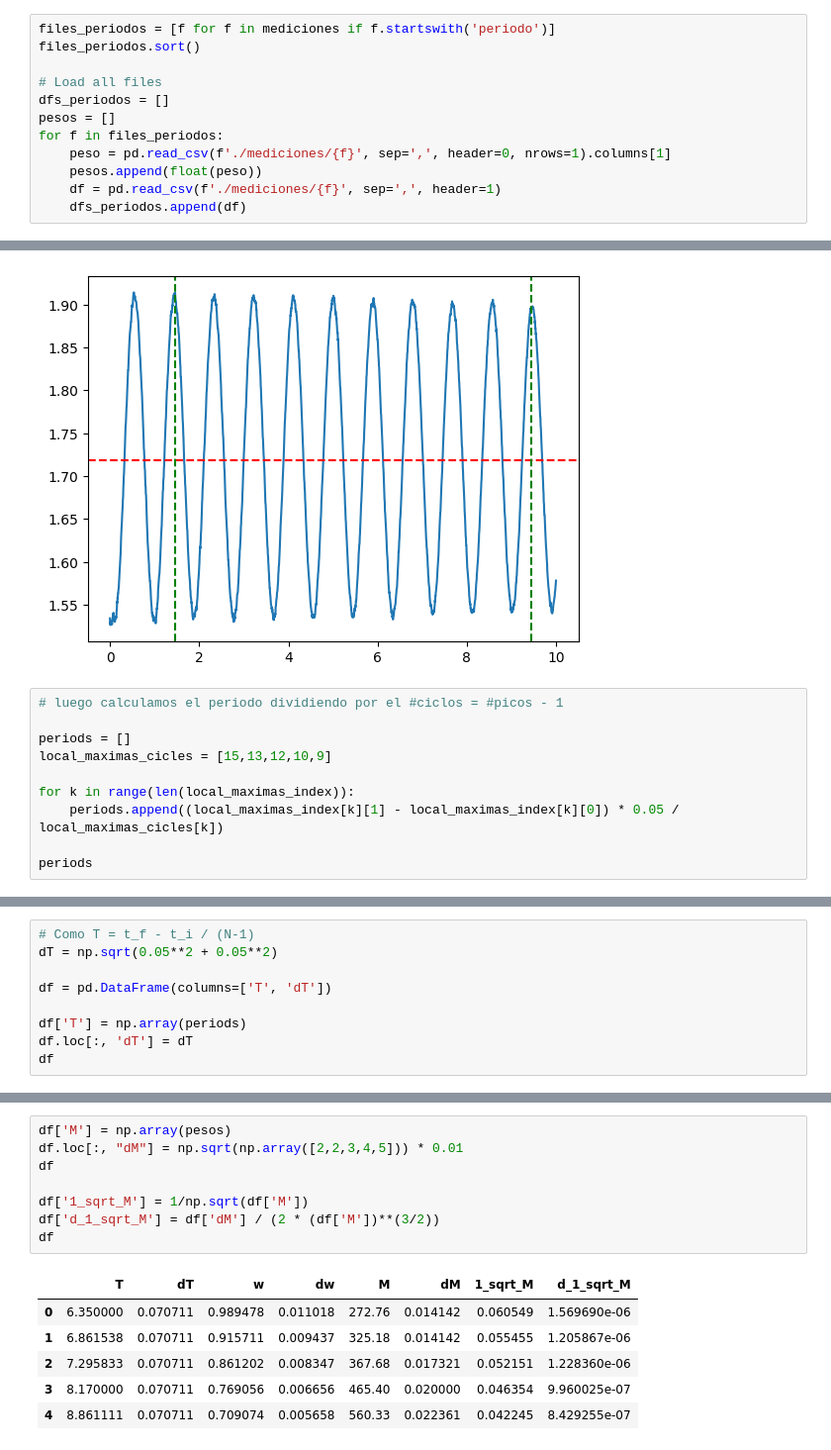
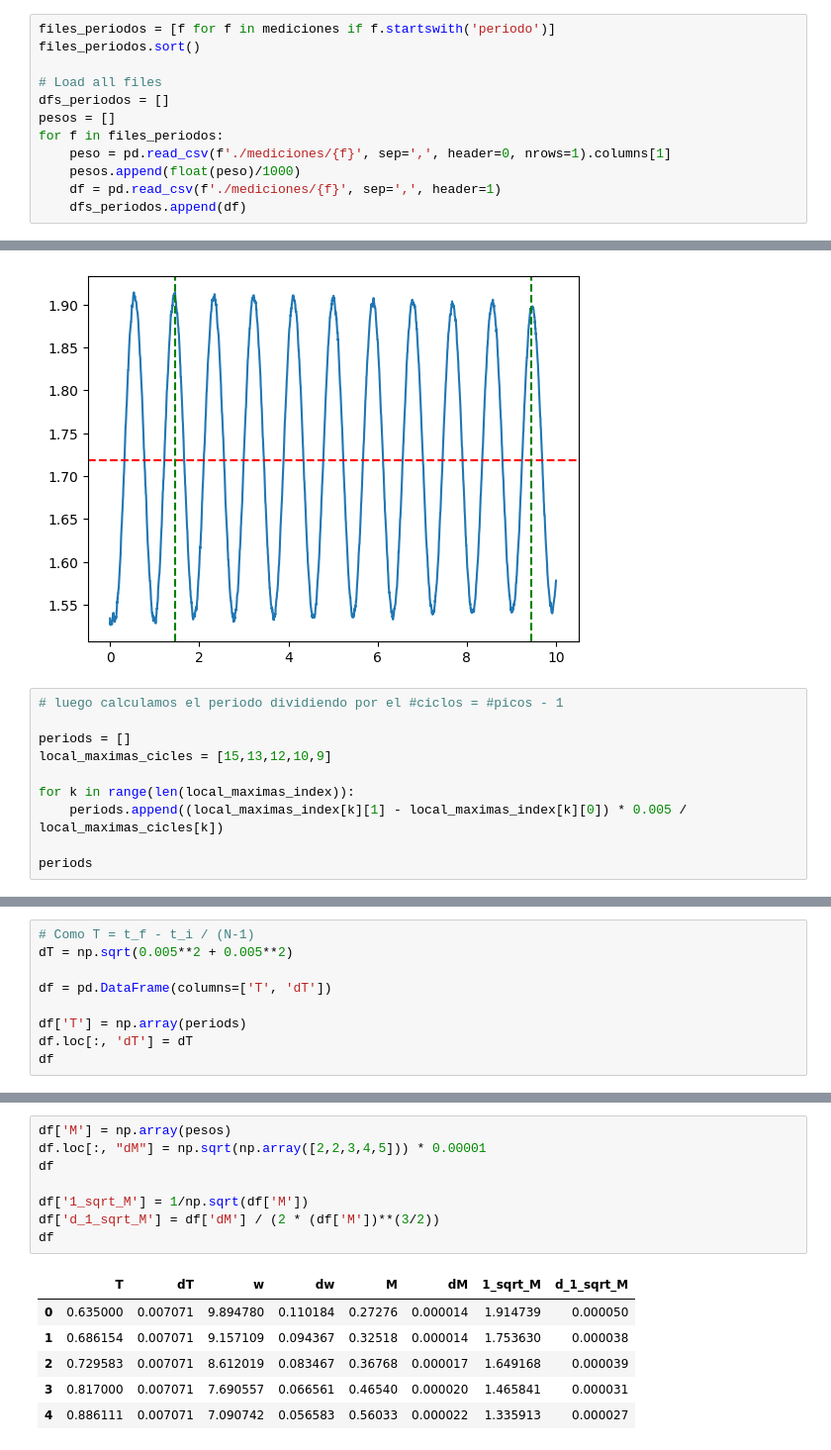
Before and after one commit to MatiMoran/Mecanica-y-Termodinamica-2024-1C, a Jupyter notebook: laboratorios/Labo04-05/Labo03.ipynb, the cells around one changed output, grey strips where cells are left out. Shown at 99% size. Drawn from its saved outputs; the diff is of its cells as text.

```diff
--- a/laboratorios/Labo04-05/Labo03.ipynb
+++ b/laboratorios/Labo04-05/Labo03.ipynb
@@ -239,7 +225,7 @@ dfs_periodos = []
 pesos = []
 for f in files_periodos:
     peso = pd.read_csv(f'./mediciones/{f}', sep=',', header=0, nrows=1).columns[1]
-    pesos.append(float(peso))
+    pesos.append(float(peso)/1000)
     df = pd.read_csv(f'./mediciones/{f}', sep=',', header=1)
     dfs_periodos.append(df)
 # %%
@@ -286,7 +272,7 @@ periods = []
 local_maximas_cicles = [15,13,12,10,9]
 
 for k in range(len(local_maximas_index)):
-    periods.append((local_maximas_index[k][1] - local_maximas_index[k][0]) * 0.05 / local_maximas_cicles[k])
+    periods.append((local_maximas_index[k][1] - local_maximas_index[k][0]) * 0.005 / local_maximas_cicles[k])
 
 periods
 # %% [output]
@@ -294,6 +280,6 @@ periods
 # %%
 # Como T = t_f - t_i / (N-1)
-dT = np.sqrt(0.05**2 + 0.05**2)
+dT = np.sqrt(0.005**2 + 0.005**2)
 
 df = pd.DataFrame(columns=['T', 'dT'])
 
@@ -323,18 +309,18 @@ df
 # %%
 df['M'] = np.array(pesos)
-df.loc[:, "dM"] = np.sqrt(np.array([2,2,3,4,5])) * 0.01
+df.loc[:, "dM"] = np.sqrt(np.array([2,2,3,4,5])) * 0.00001
 df
 
 df['1_sqrt_M'] = 1/np.sqrt(df['M'])
 df['d_1_sqrt_M'] = df['dM'] / (2 * (df['M'])**(3/2))
 df
 # %% [output]
 |  | T | dT | w | dw | M | dM | 1_sqrt_M | d_1_sqrt_M |
-| 0 | 6.350000 | 0.070711 | 0.989478 | 0.011018 | 272.76 | 0.014142 | 0.060549 | 1.569690e-06 |
-| 1 | 6.861538 | 0.070711 | 0.915711 | 0.009437 | 325.18 | 0.014142 | 0.055455 | 1.205867e-06 |
-| 2 | 7.295833 | 0.070711 | 0.861202 | 0.008347 | 367.68 | 0.017321 | 0.052151 | 1.228360e-06 |
-| 3 | 8.170000 | 0.070711 | 0.769056 | 0.006656 | 465.40 | 0.020000 | 0.046354 | 9.960025e-07 |
-| 4 | 8.861111 | 0.070711 | 0.709074 | 0.005658 | 560.33 | 0.022361 | 0.042245 | 8.429255e-07 |
+| 0 | 0.635000 | 0.007071 | 9.894780 | 0.110184 | 0.27276 | 0.000014 | 1.914739 | 0.000050 |
+| 1 | 0.686154 | 0.007071 | 9.157109 | 0.094367 | 0.32518 | 0.000014 | 1.753630 | 0.000038 |
+| 2 | 0.729583 | 0.007071 | 8.612019 | 0.083467 | 0.36768 | 0.000017 | 1.649168 | 0.000039 |
+| 3 | 0.817000 | 0.007071 | 7.690557 | 0.066561 | 0.46540 | 0.000020 | 1.465841 | 0.000031 |
+| 4 | 0.886111 | 0.007071 | 7.090742 | 0.056583 | 0.56033 | 0.000022 | 1.335913 | 0.000027 |
 # %%
 def mayorError(df):
     res = []
```
Also changed, not shown: parts of 12 cells of this notebook.
